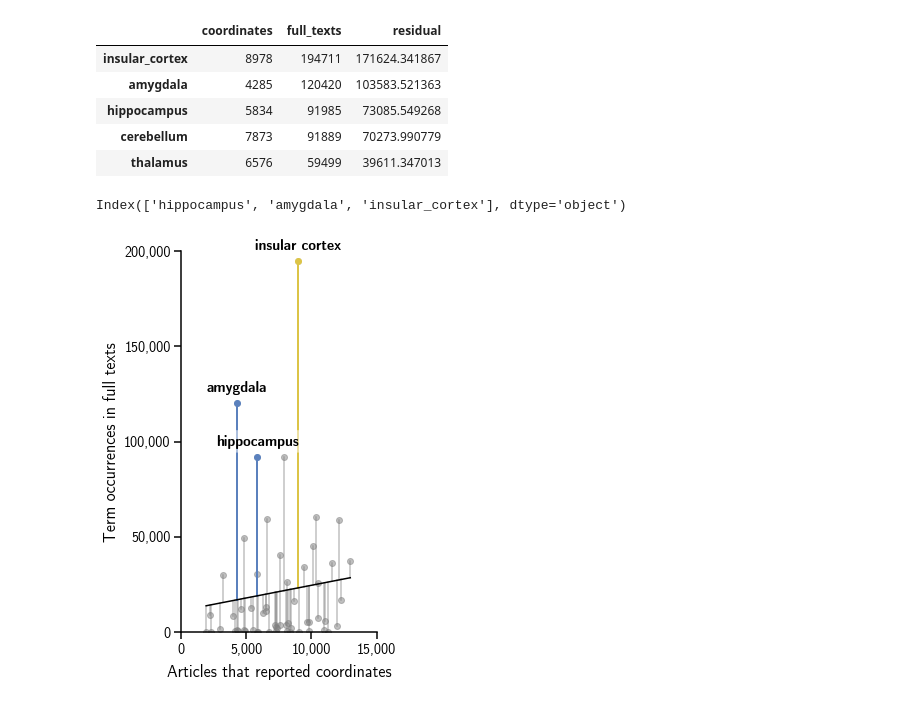
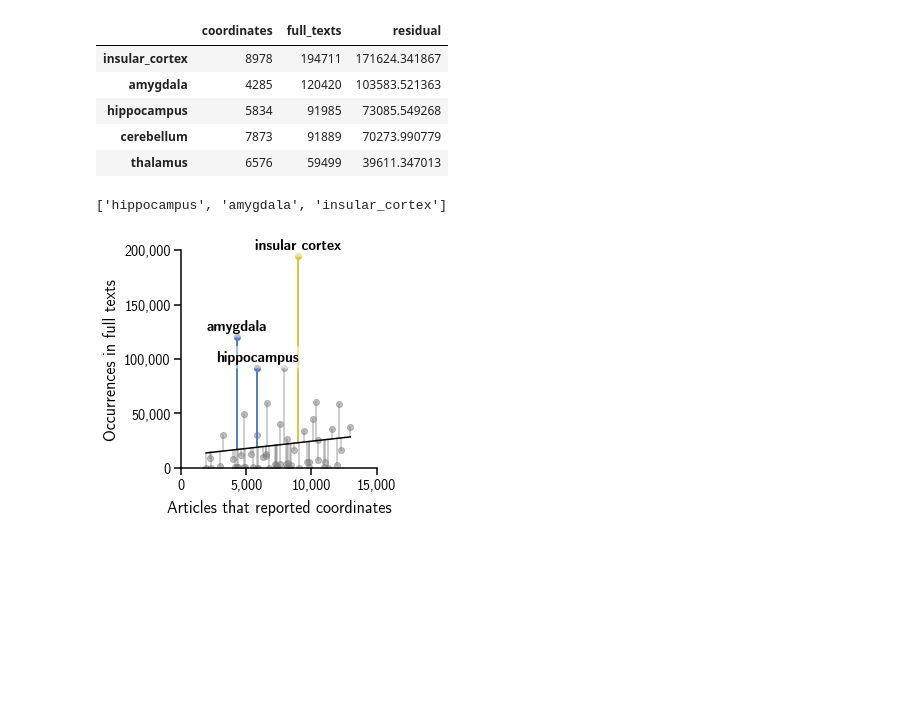
Before and after one commit to ehbeam/nke-bias, a Jupyter notebook: bias_aspiration.ipynb, the cells around one changed output. Drawn from its saved outputs; the diff is of its cells as text; code cells hidden in the pictures; blank space fills up the shorter version.

```diff
--- a/bias_aspiration.ipynb
+++ b/bias_aspiration.ipynb
@@ -114,0 +137,8 @@ dtm_bin.head()
+# %%
+term2colors = {term: [] for term in structs}
+for struct in structs:
+    for bilat_struct, dom in zip(circuits["STRUCTURE"], circuits["DOMAIN"]):
+        bilat_struct = bilat_struct.replace("cerebellar", "cerebellum")
+        color = style.c[style.fw2c["data-driven"][style.order["data-driven"].index(dom)]]
+        if struct in bilat_struct and color not in term2colors[struct]:
+            term2colors[struct].append(color)
@@ -120,7 +152,8 @@ dtm_bin.head()
 import numpy as np
 # %%
 n = meta["CITATIONS_PER_YEAR"].sort_values(ascending=False)
-top_n = list(n.index[:int(len(n)/2)])
-bot_n = list(n.index[int(len(n)/2):])
+idx = int(len(n) * (1.0/3.0))
+top_n = list(n.index[:idx])
+bot_n = list(n.index[idx:])
 len(top_n)
 # %% [output]
@@ -168,2 +209,2 @@ from style import style
 # %%
-fdr_thres = 1e-6
+fdr_thres = 1e-5
@@ -241,11 +284,13 @@ freq.sort_values("residual", ascending=False).head()
 | hippocampus | 5834 | 91985 | 73085.549268 |
 | cerebellum | 7873 | 91889 | 70273.990779 |
 | thalamus | 6576 | 59499 | 39611.347013 |
-# %%
-terms_to_label = freq["residual"].sort_values().index[-3:]
-terms_to_label
-# %% [output]
-Index(['hippocampus', 'amygdala', 'insular_cortex'], dtype='object')
+# %%
+outliers = freq["residual"].sort_values().index[-3:]
+terms_to_label = [outlier for outlier in outliers if outlier.replace("_", " ") + " (L)" in list(df_coord_thres["TERM"])]
+terms_to_label = [outlier for outlier in terms_to_label if outlier.replace("_", " ") + " (R)" in list(df_coord_thres["TERM"])]
+terms_to_label
+# %% [output]
+['hippocampus', 'amygdala', 'insular_cortex']
 # %%
 import numpy as np
 import matplotlib.pyplot as plt
@@ -261,7 +306,7 @@ prop_lab = font_manager.FontProperties(fname=font, size=16)
 
 rcParams["axes.linewidth"] = 1.5
 
-fig, ax = plt.subplots(figsize=(3.5, 7))
+fig, ax = plt.subplots(figsize=(3.5, 4))
 
 x = freq["coordinates"]
 y = freq["full_texts"]
@@ -280,35 +325,35 @@ for term in terms_to_label:
     plt.text(x, y+6000, term.replace("_", " "), fontproperties=prop_dot, ha="center",
              bbox=dict(facecolor="white", alpha=0.5, edgecolor="white", linewidth=0, boxstyle="round"))
     plt.scatter(x, y, color="white", alpha=1)
     plt.plot([x, x], [y, line_func(x)], color="white", alpha=1, linewidth=1.5)
     for color in term2colors[term]:
         plt.plot([x, x], [y, line_func(x)], color=color, alpha=1, linewidth=2)
         plt.scatter(x, y, color=color, alpha=1)
 
 plt.plot(line_x, line_y, color="black", alpha=1, linewidth=1.5)
 
 ax.set_xticks(range(0, 16000, 5000))
 ax.set_yticks(range(0, 250000, 50000))
 
 ax.set_xticklabels([format(v, ",d") for v in range(0, 16000, 5000)], fontproperties=prop_ax)
 ax.set_yticklabels([format(v, ",d") for v in range(0, 250000, 50000)], fontproperties=prop_ax)
 
 plt.xlim([0, 15000])
 plt.ylim([0, 200000])
 
 for side in ["right", "top"]:
     ax.spines[side].set_visible(False)
 
 ax.xaxis.set_tick_params(width=1.5, length=7)
 ax.yaxis.set_tick_params(width=1.5, length=7)
 
 ax.set_xlabel("Articles that reported coordinates", fontproperties=prop_lab, labelpad=7.5)
-ax.set_ylabel("Term occurrences in full texts", fontproperties=prop_lab, labelpad=5)
+ax.set_ylabel("Occurrences in full texts", fontproperties=prop_lab, labelpad=5)
 
 plt.savefig("figures/occ_coord_full.png", dpi=250, bbox_inches="tight")
 plt.show()
 # %% [output]
-[figure, old version]
+[figure, new version]
 # %%
 import matplotlib.pyplot as plt
 from matplotlib import font_manager, rcParams
```
Also changed, not shown: parts of 24 cells of this notebook, 3 other files.
